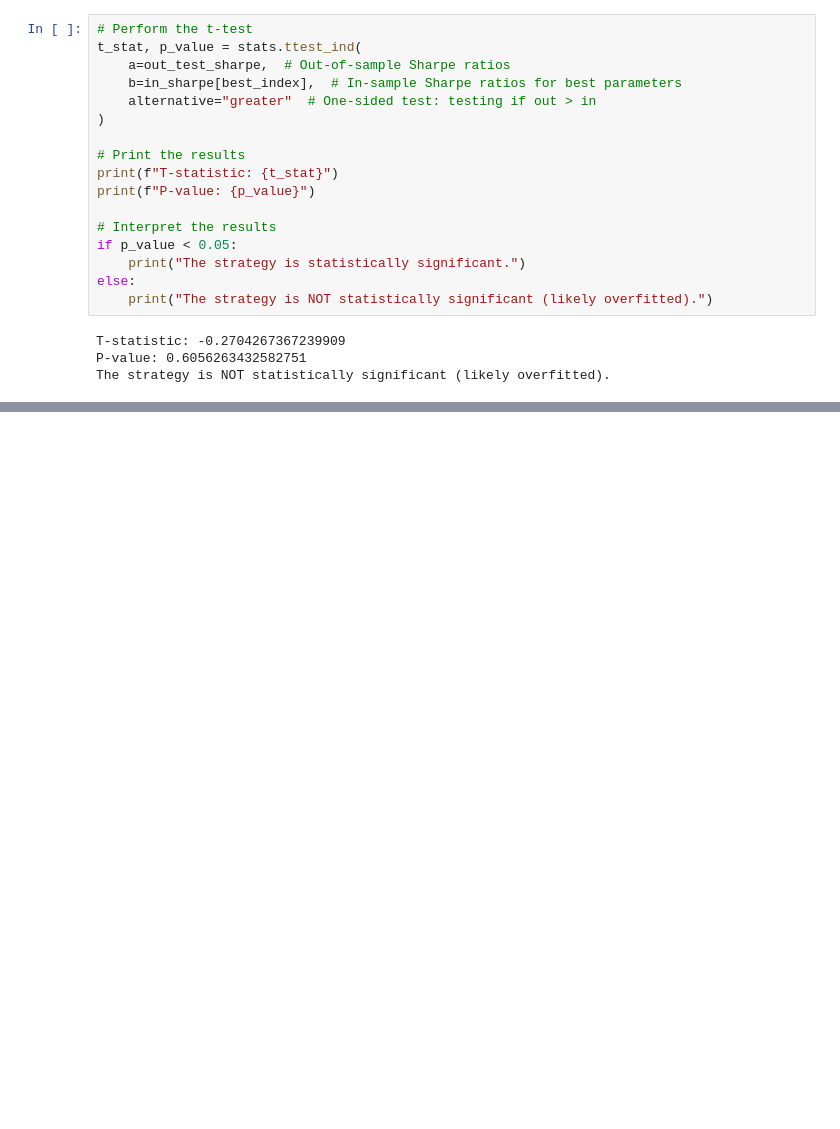
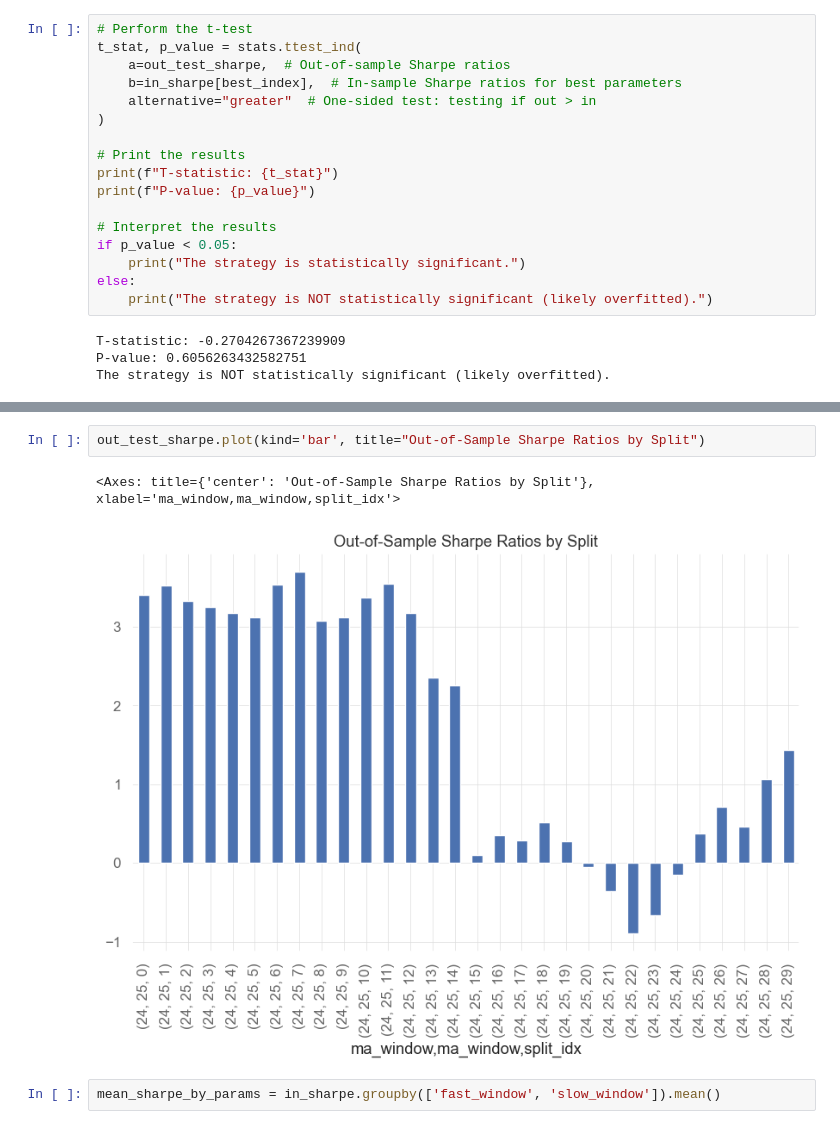
Before and after one commit to Ch3rry-Pi3/Portfolio, a Jupyter notebook: Quantitative Analysis/New project/VectorBT Backtest.ipynb, the cells around one changed output, grey strips where cells are left out. Saved outputs shown, nothing was run; the diff lists cells and outputs as text; blank space fills up the shorter version.

```diff
--- a/Quantitative Analysis/New project/VectorBT Backtest.ipynb
+++ b/Quantitative Analysis/New project/VectorBT Backtest.ipynb
@@ -152,0 +169,7 @@ The strategy is NOT statistically significant (likely overfitted).
+# %%
+out_test_sharpe.plot(kind='bar', title="Out-of-Sample Sharpe Ratios by Split")
+# %% [output]
+<Axes: title={'center': 'Out-of-Sample Sharpe Ratios by Split'}, xlabel='ma_window,ma_window,split_idx'>
+[figure, added]
+# %%
+mean_sharpe_by_params = in_sharpe.groupby(['fast_window', 'slow_window']).mean()
```
Also changed, not shown: parts of 6 cells of this notebook.
